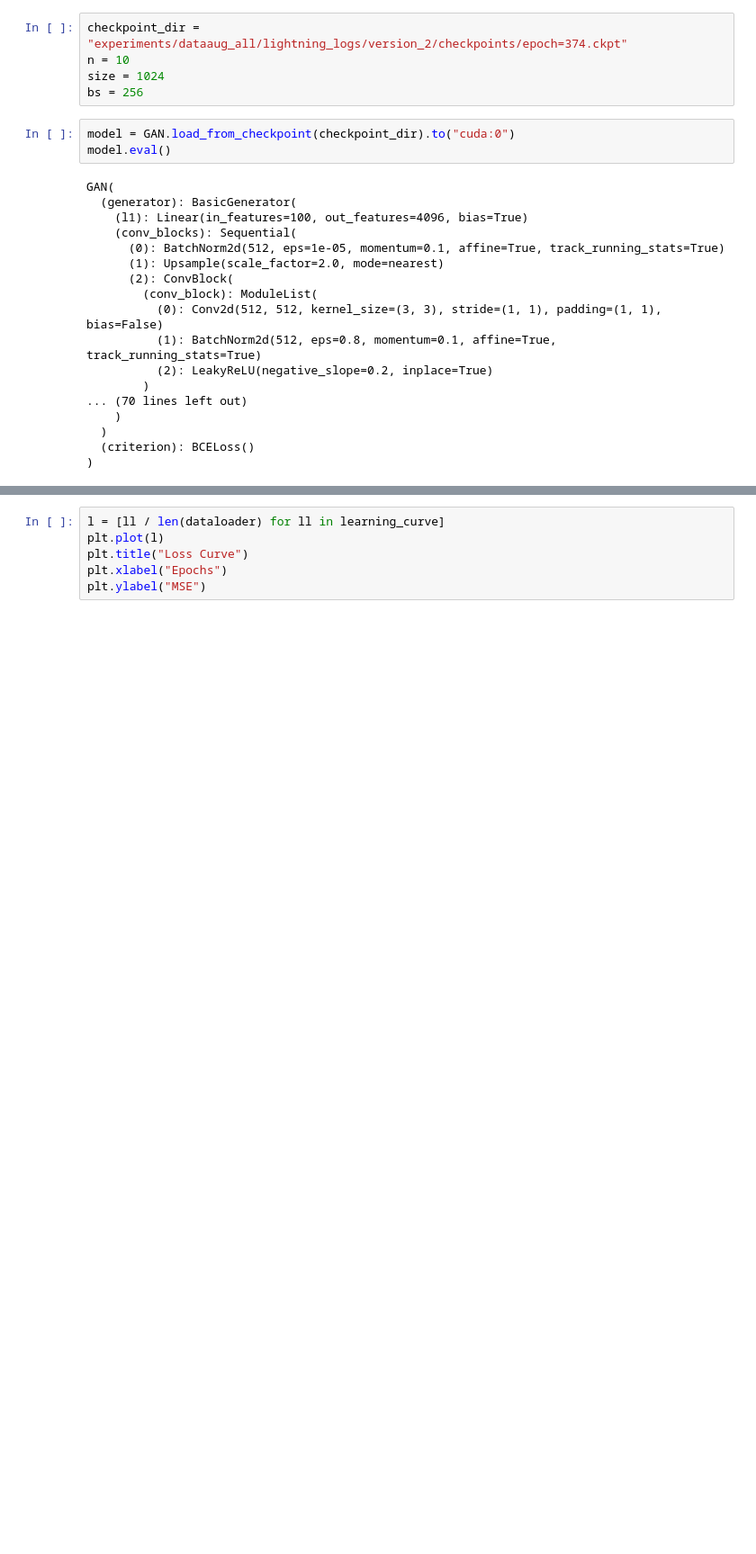
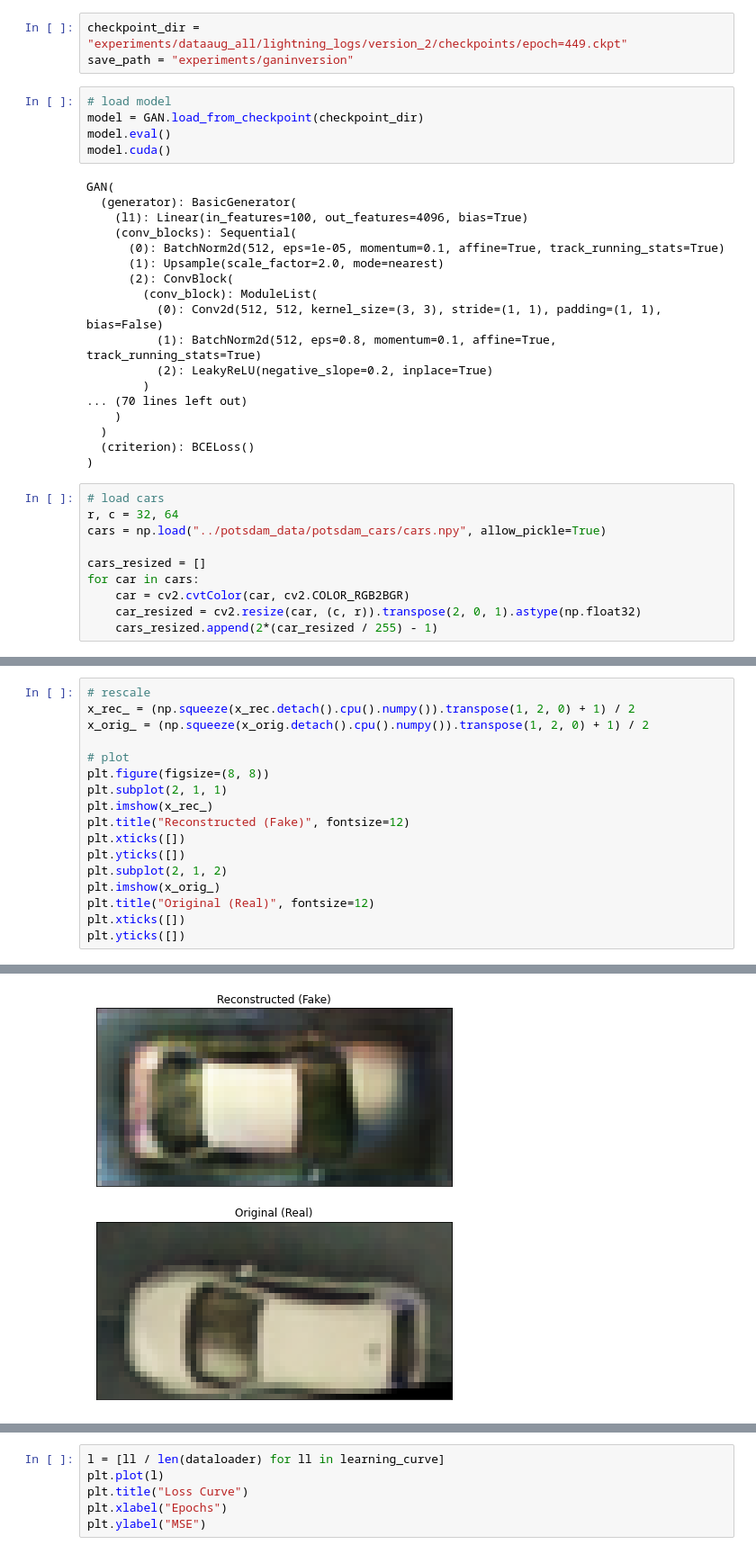
Before and after one commit to HCA97/Master-Thesis, a Jupyter notebook: GAN_Inversion.ipynb, the cells around one changed output, grey strips where cells are left out. Shown at 90% size. Saved outputs shown, nothing was run; the diff lists cells and outputs as text; blank space fills up the shorter version.

```diff
--- a/GAN_Inversion.ipynb
+++ b/GAN_Inversion.ipynb
@@ -14,11 +14,11 @@ from scripts.layers import *
 # %%
-checkpoint_dir = "experiments/dataaug_all/lightning_logs/version_2/checkpoints/epoch=374.ckpt"
-n = 10
-size = 1024
-bs = 256
+checkpoint_dir = "experiments/dataaug_all/lightning_logs/version_2/checkpoints/epoch=449.ckpt"
+save_path = "experiments/ganinversion"
 # %%
-model = GAN.load_from_checkpoint(checkpoint_dir).to("cuda:0")
+# load model
+model = GAN.load_from_checkpoint(checkpoint_dir)
 model.eval()
+model.cuda()
 # %% [output]
 GAN(
   (generator): BasicGenerator(
@@ -37,3 +37,13 @@ GAN(
   )
   (criterion): BCELoss()
 )
+# %%
+# load cars
+r, c = 32, 64
+cars = np.load("../potsdam_data/potsdam_cars/cars.npy", allow_pickle=True)
+
+cars_resized = []
+for car in cars:
+    car = cv2.cvtColor(car, cv2.COLOR_RGB2BGR)
+    car_resized = cv2.resize(car, (c, r)).transpose(2, 0, 1).astype(np.float32)
+    cars_resized.append(2*(car_resized / 255) - 1)
@@ -39,0 +110,18 @@ GAN(
+# %%
+# rescale
+x_rec_ = (np.squeeze(x_rec.detach().cpu().numpy()).transpose(1, 2, 0) + 1) / 2
+x_orig_ = (np.squeeze(x_orig.detach().cpu().numpy()).transpose(1, 2, 0) + 1) / 2
+
+# plot
+plt.figure(figsize=(8, 8))
+plt.subplot(2, 1, 1)
+plt.imshow(x_rec_)
+plt.title("Reconstructed (Fake)", fontsize=12)
+plt.xticks([])
+plt.yticks([])
+plt.subplot(2, 1, 2)
+plt.imshow(x_orig_)
+plt.title("Original (Real)", fontsize=12)
+plt.xticks([])
+plt.yticks([])
+# %% [output]
@@ -39,0 +129 @@ GAN(
+[figure, added]
```
Also changed, not shown: parts of 14 cells of this notebook, 1 other file.
